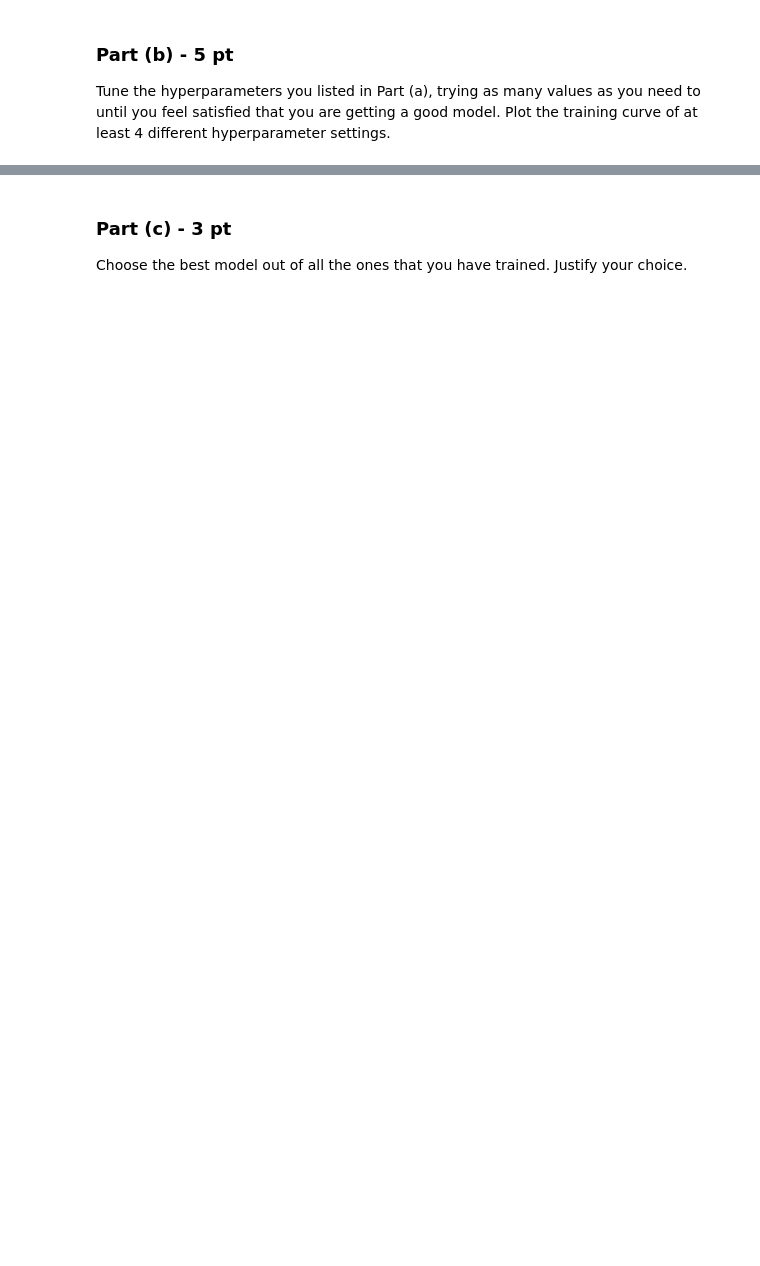
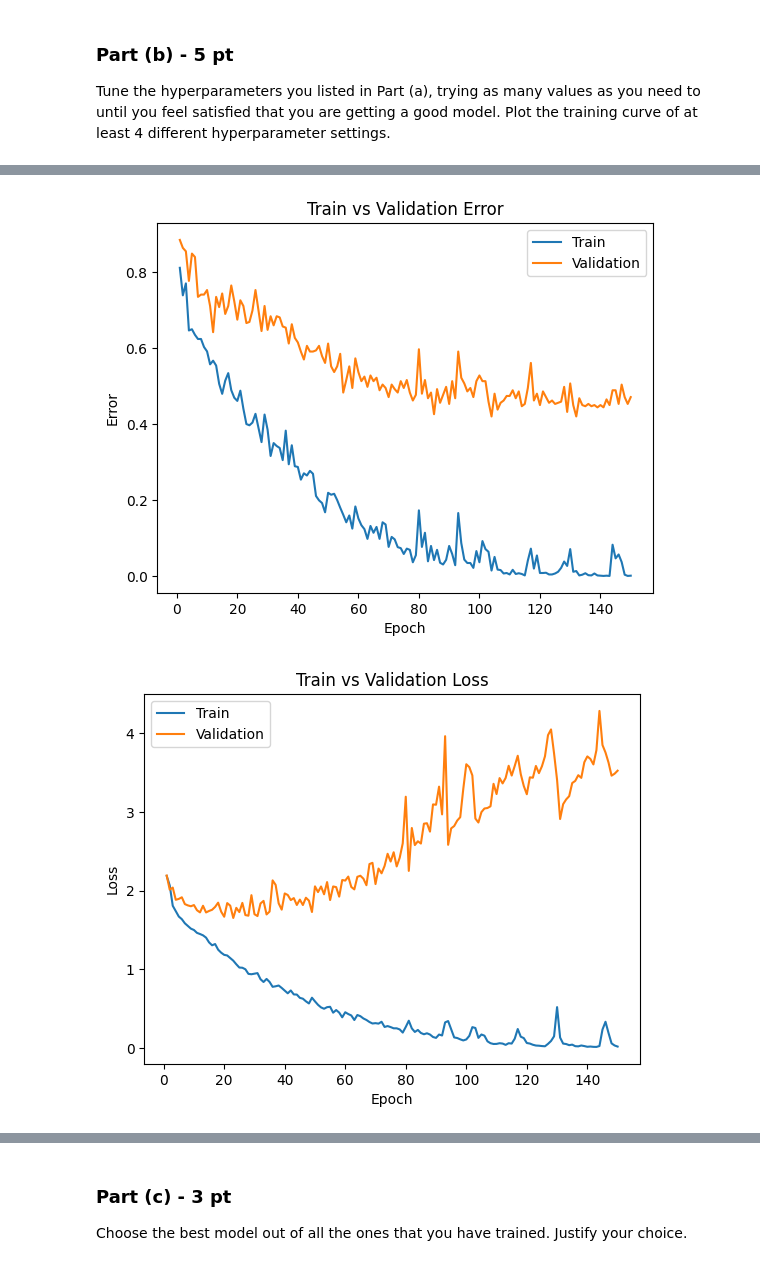
Before and after one commit to WilliamJWen/APS360, a Jupyter notebook: lab/Lab3_Gesture_Recognition.ipynb, the cells around one changed output, grey strips where cells are left out. Cells and saved outputs as stored; diff of their text form; code cells hidden in the pictures; blank space fills up the shorter version.

```diff
--- a/lab/Lab3_Gesture_Recognition.ipynb
+++ b/lab/Lab3_Gesture_Recognition.ipynb
@@ -519,0 +587,4 @@ that you are getting a good model. Plot the training curve of at least 4 differe
+# %%
+model_large_epoch = GestNet()
+train(model_large_epoch, train_set, val_set, num_epochs=150)
+# %% [output]
@@ -519,0 +608,2 @@ that you are getting a good model. Plot the training curve of at least 4 differe
+[figure, added]
+[figure, added]
```
Also changed, not shown: parts of 22 cells of this notebook.
